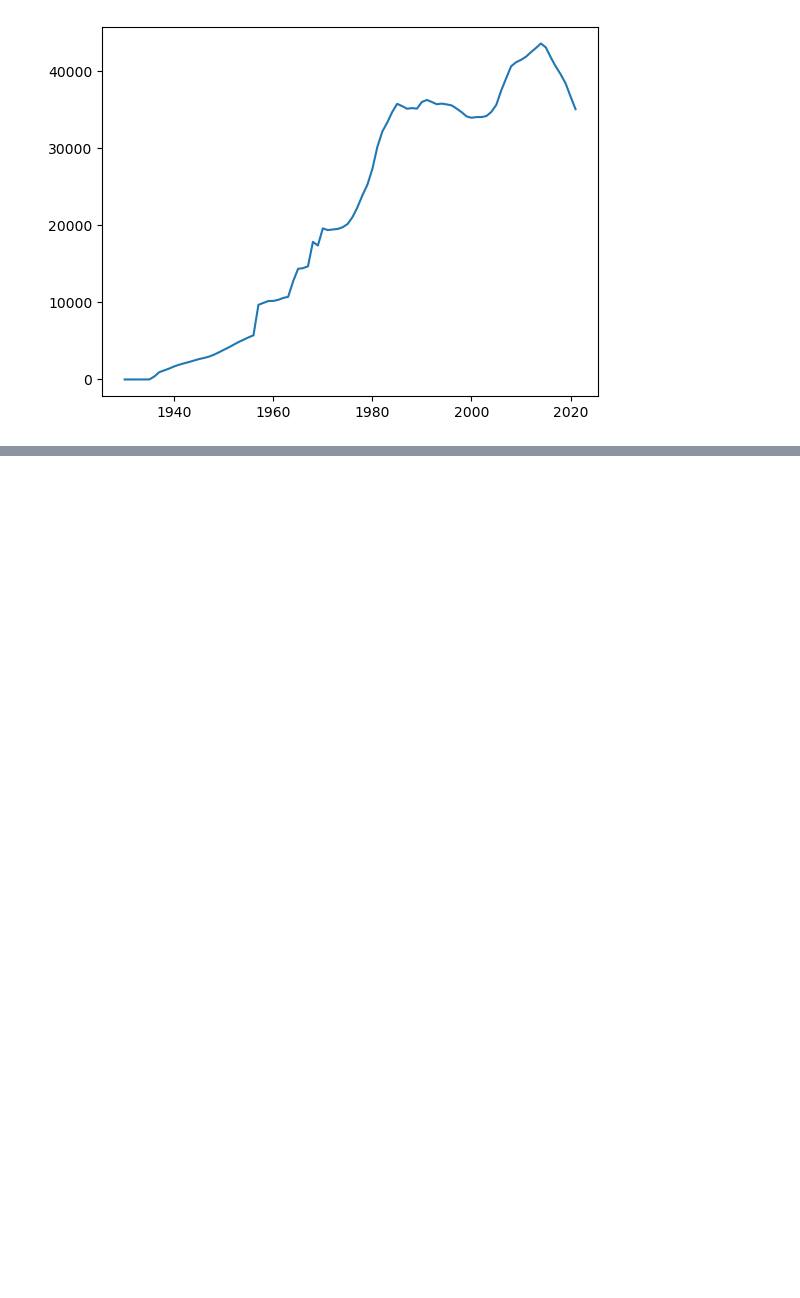
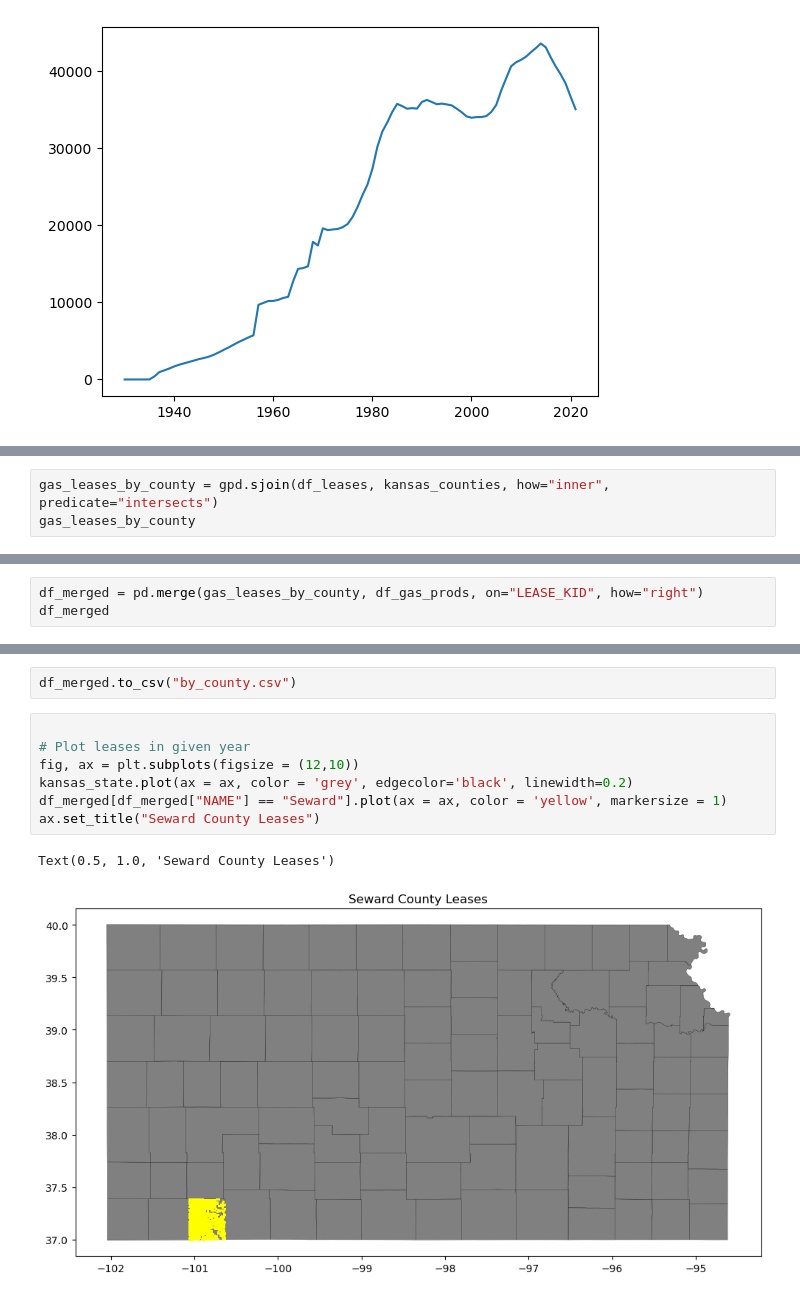
Before and after one commit to Energy-DVA/energy, a Jupyter notebook: _1_analysis/eda.ipynb, the cells around one changed output, grey strips where cells are left out. Cells and saved outputs as stored; diff of their text form; blank space fills up the shorter version.

```diff
--- a/_1_analysis/eda.ipynb
+++ b/_1_analysis/eda.ipynb
@@ -314,0 +388,3 @@ Text(0.5, 1.0, 'Leases in given year')
+# %%
+gas_leases_by_county = gpd.sjoin(df_leases, kansas_counties, how="inner", predicate="intersects")
+gas_leases_by_county
@@ -314,0 +405,3 @@ Text(0.5, 1.0, 'Leases in given year')
+# %%
+df_merged = pd.merge(gas_leases_by_county, df_gas_prods, on="LEASE_KID", how="right")
+df_merged
@@ -314,0 +422,12 @@ Text(0.5, 1.0, 'Leases in given year')
+# %%
+df_merged.to_csv("by_county.csv")
+# %%
+
+# Plot leases in given year
+fig, ax = plt.subplots(figsize = (12,10))
+kansas_state.plot(ax = ax, color = 'grey', edgecolor='black', linewidth=0.2)
+df_merged[df_merged["NAME"] == "Seward"].plot(ax = ax, color = 'yellow', markersize = 1)
+ax.set_title("Seward County Leases")
+# %% [output]
+Text(0.5, 1.0, 'Seward County Leases')
+[figure, added]
```
Also changed, not shown: parts of 9 cells of this notebook.
